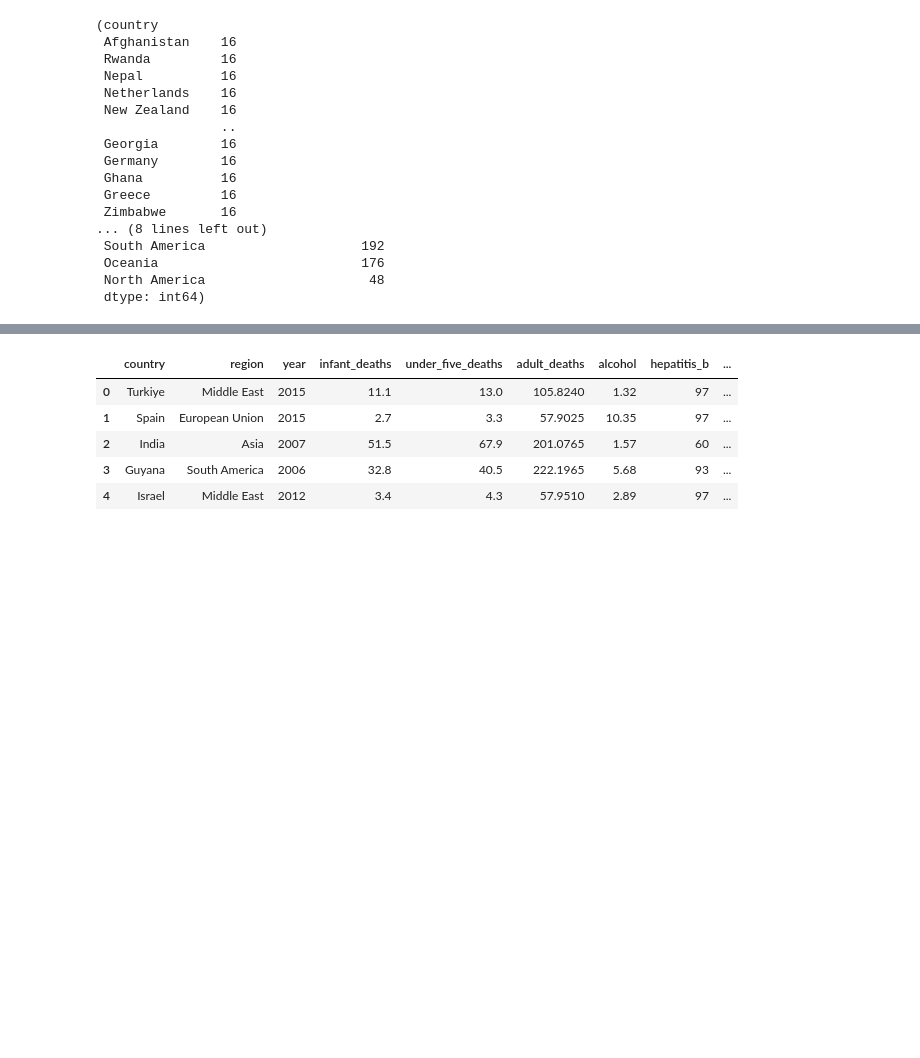
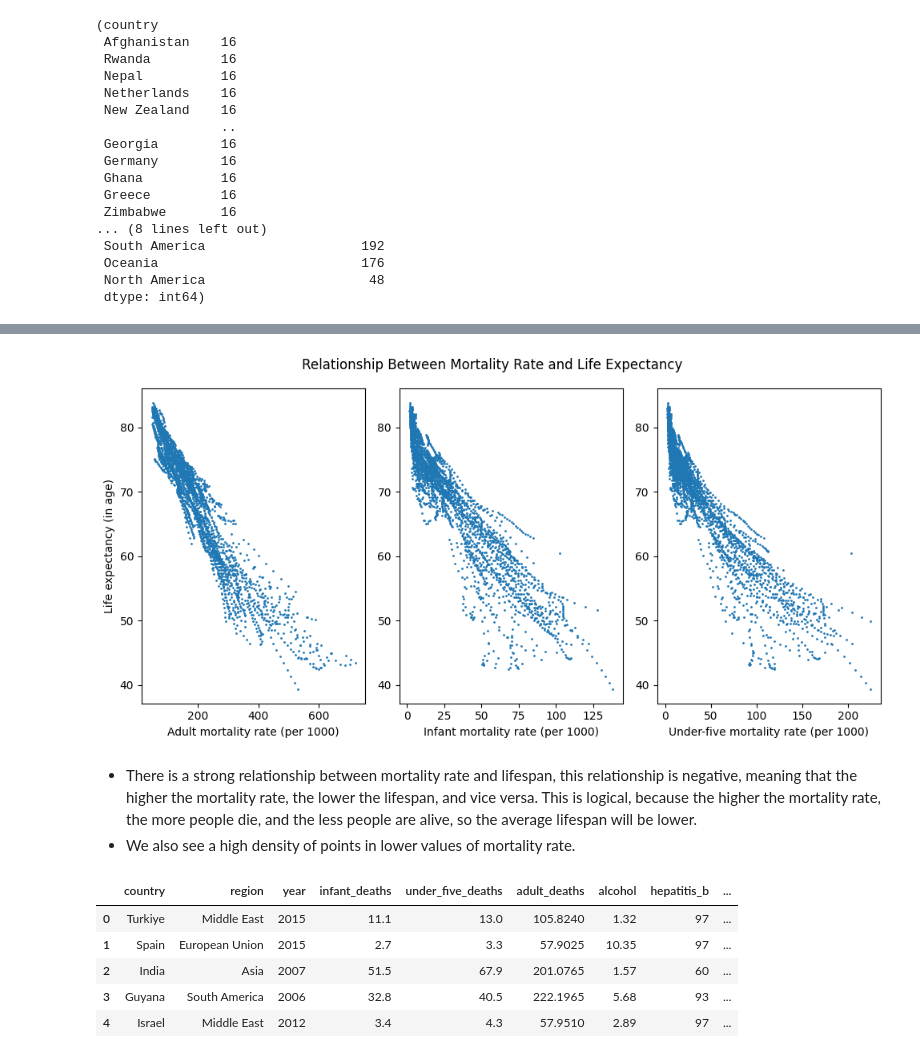
Before and after one commit to gurennnn/life-expectancy-estimation, a Jupyter notebook: notebooks/1_visualizing.ipynb, the cells around one changed output, grey strips where cells are left out. Saved outputs shown, nothing was run; the diff lists cells and outputs as text; code cells hidden in the pictures; blank space fills up the shorter version.

```diff
--- a/notebooks/1_visualizing.ipynb
+++ b/notebooks/1_visualizing.ipynb
@@ -172,3 +231,25 @@ plt.show()
+# %%
+# relationship between mortality rate and life expectancy
+fig, ax = plt.subplots(1, 3, figsize=(10, 5))
+
+# plot the scatters
+ax[0].scatter(df['adult_deaths'], df['lifespan'], s=1)
+ax[1].scatter(df['infant_deaths'], df['lifespan'], s=1)
+ax[2].scatter(df['under_five_deaths'], df['lifespan'], s=1)
+
+# adjust the plots
+ax[0].set_xlabel('Adult mortality rate (per 1000)')
+ax[0].set_ylabel('Life expectancy (in age)')
+ax[1].set_xlabel('Infant mortality rate (per 1000)')
+ax[2].set_xlabel('Under-five mortality rate (per 1000)')
+plt.suptitle('Relationship Between Mortality Rate and Life Expectancy')
+plt.tight_layout()
+plt.show()
+# %% [output]
+[figure, added]
+# %% [markdown]
+- There is a strong relationship between mortality rate and lifespan, this relationship is negative, meaning that the higher the mortality rate, the lower the lifespan, and vice versa. This is logical, because the higher the mortality rate, the more people die, and the less people are alive, so the average lifespan will be lower.
+- We also see a high density of points in lower values of mortality rate.
 # %%
 df.head()
 # %% [output]
```
Also changed, not shown: parts of 10 cells of this notebook.
